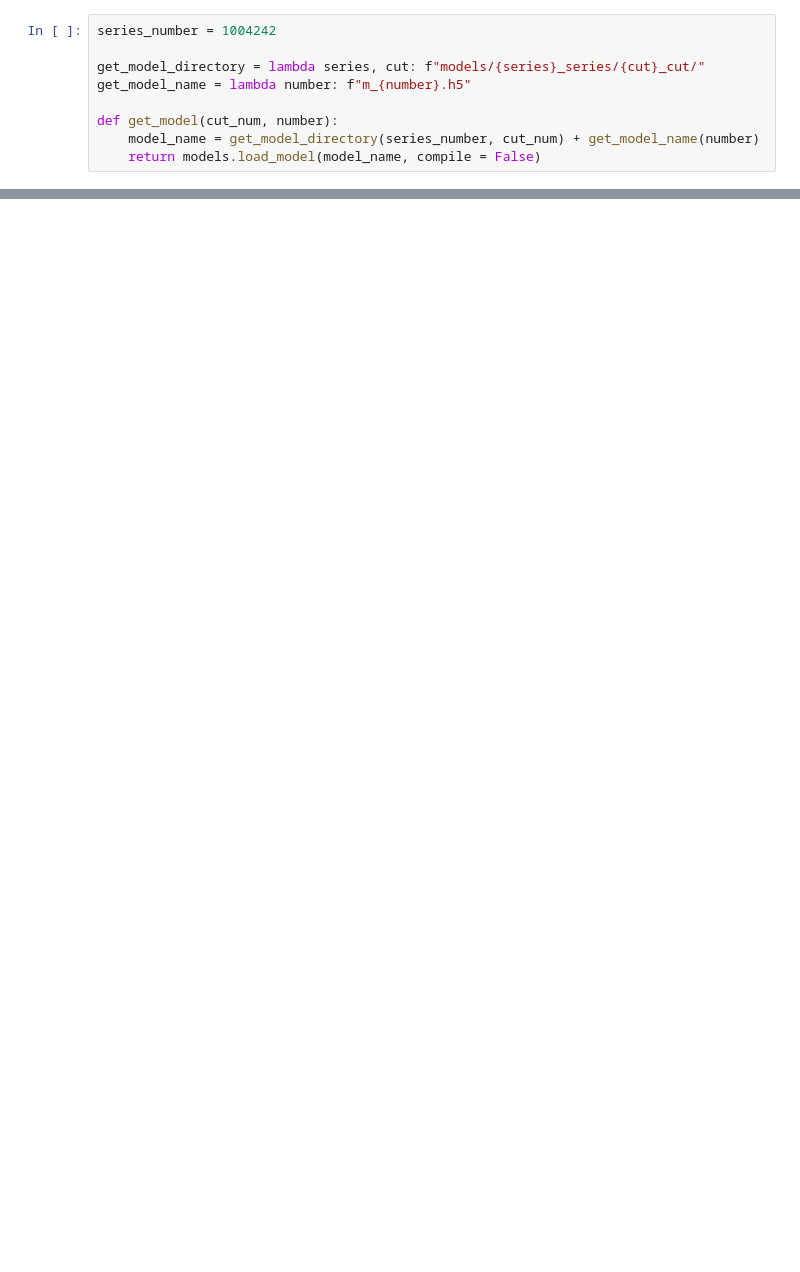
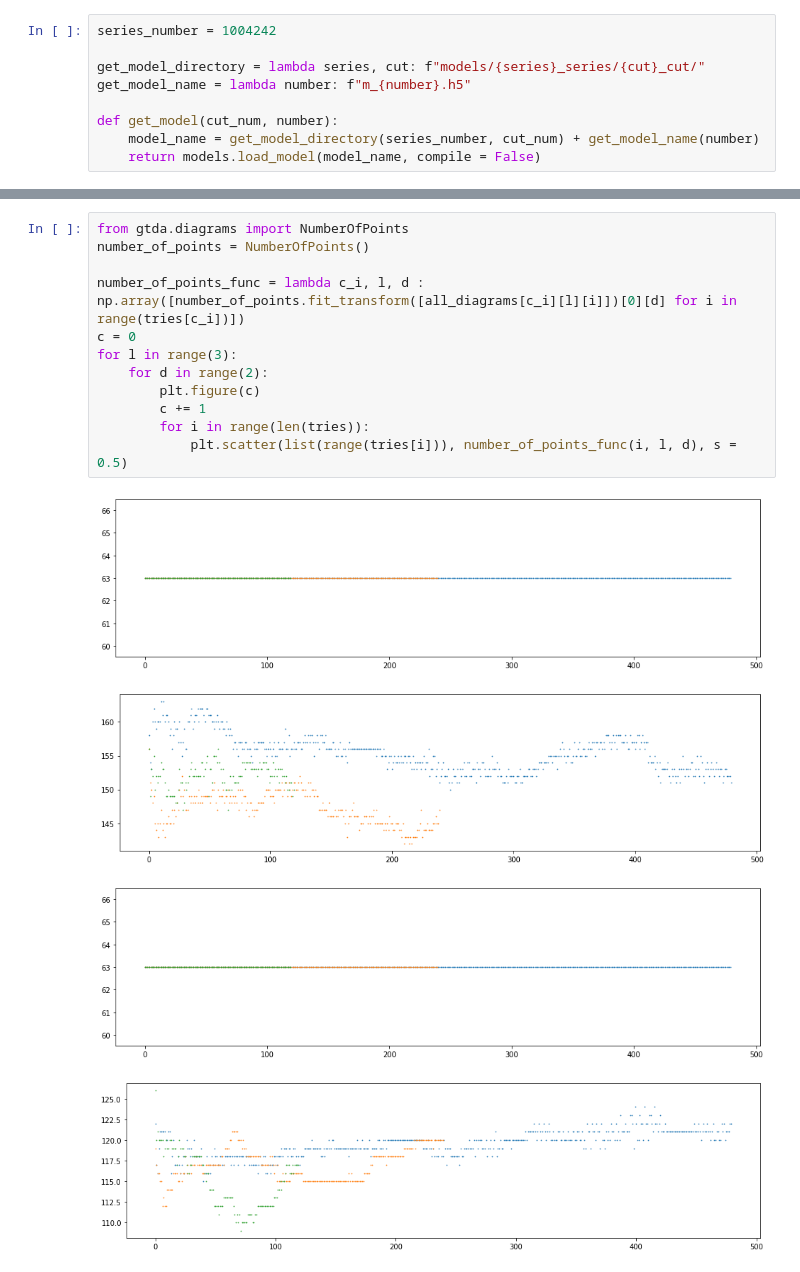
Before and after one commit to FeorgeGeorge/NetworkTopology, a Jupyter notebook: mnist/cosineSimilarity.ipynb, the cells around one changed output, grey strips where cells are left out. Saved outputs shown, nothing was run; the diff lists cells and outputs as text; blank space fills up the shorter version.

```diff
--- a/mnist/cosineSimilarity.ipynb
+++ b/mnist/cosineSimilarity.ipynb
@@ -62,0 +148,17 @@ import plotly.graph_objects as go
+# %%
+from gtda.diagrams import NumberOfPoints
+number_of_points = NumberOfPoints()
+
+number_of_points_func = lambda c_i, l, d : np.array([number_of_points.fit_transform([all_diagrams[c_i][l][i]])[0][d] for i in range(tries[c_i])])
+c = 0
+for l in range(3):
+    for d in range(2):
+        plt.figure(c)
+        c += 1
+        for i in range(len(tries)):
+            plt.scatter(list(range(tries[i])), number_of_points_func(i, l, d), s = 0.5)
+# %% [output]
+[figure, added]
+[figure, added]
+[figure, added]
+[figure, added]
```
Also changed, not shown: parts of 23 cells of this notebook, 1 other file.
